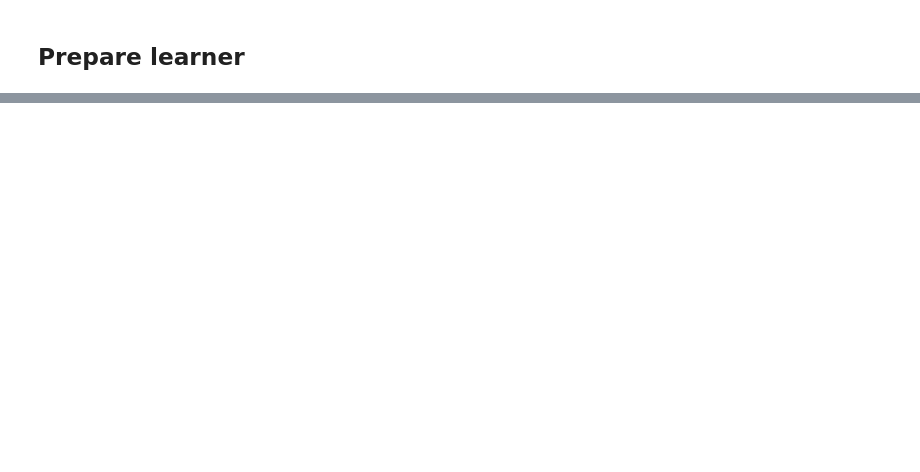
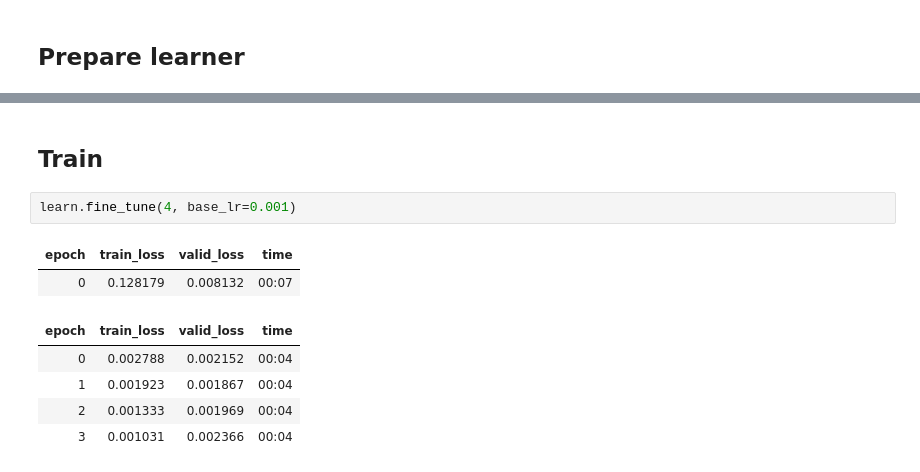
Before and after one commit to astewartau/prostate, a Jupyter notebook: prostate.ipynb, the cells around one changed output, grey strips where cells are left out. Drawn from its saved outputs; the diff is of its cells as text; blank space fills up the shorter version.

```diff
--- a/prostate.ipynb
+++ b/prostate.ipynb
@@ -211,0 +219,12 @@ learn.fit(n_epoch=1)
+# %% [markdown]
+## Train
+# %%
+learn.fine_tune(4, base_lr=0.001)
+# %% [output]
+| epoch | train_loss | valid_loss | time |
+| 0 | 0.128179 | 0.008132 | 00:07 |
+| epoch | train_loss | valid_loss | time |
+| 0 | 0.002788 | 0.002152 | 00:04 |
+| 1 | 0.001923 | 0.001867 | 00:04 |
+| 2 | 0.001333 | 0.001969 | 00:04 |
+| 3 | 0.001031 | 0.002366 | 00:04 |
```
Also changed, not shown: parts of 20 cells of this notebook, 1 other file.
